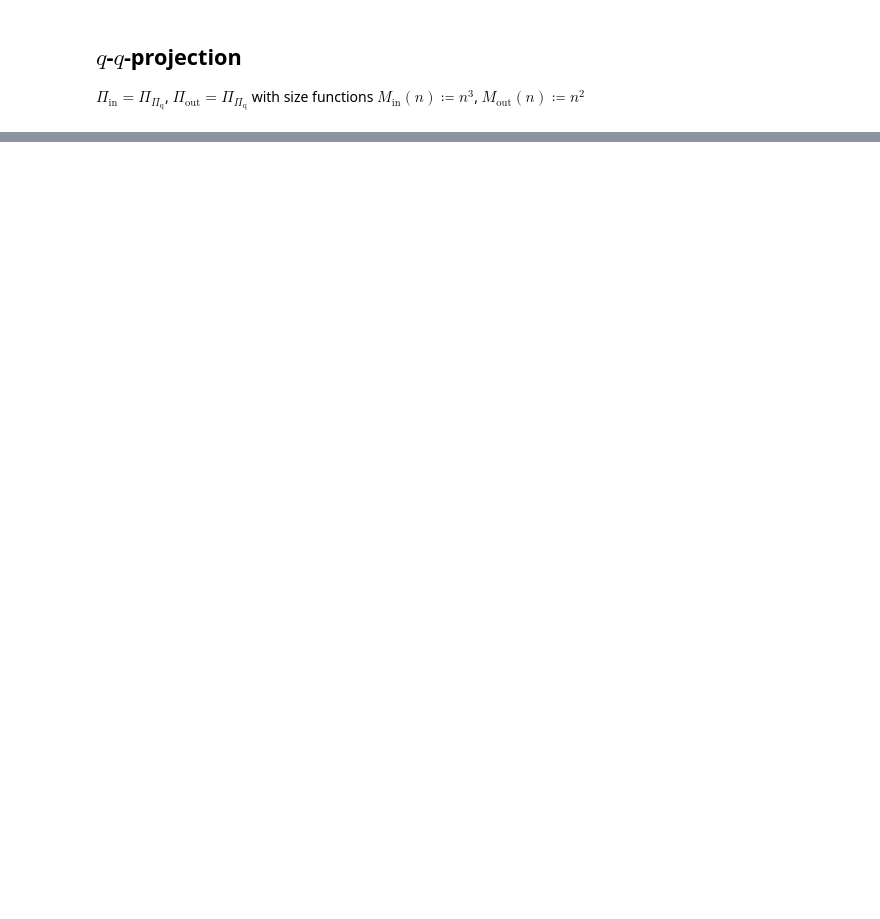
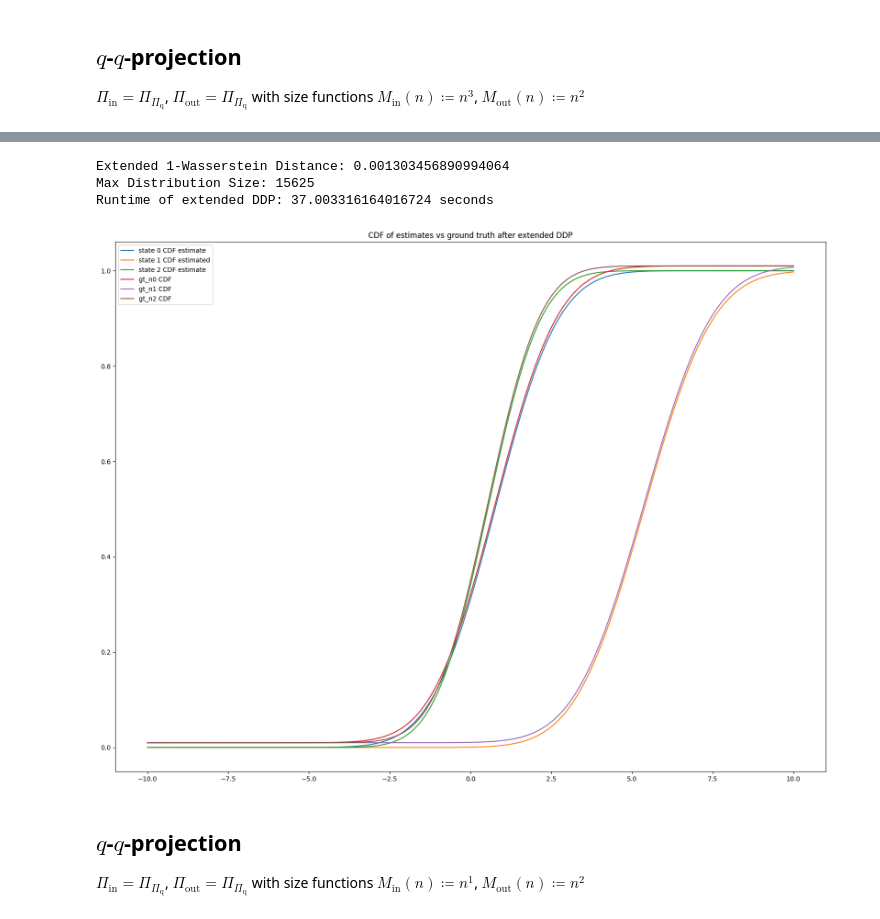
Before and after one commit to anloehr-1097/DistrRL_MonteCarlo, a Jupyter notebook: experiments.ipynb, the cells around one changed output, grey strips where cells are left out. Drawn from its saved outputs; the diff is of its cells as text; code cells hidden in the pictures; blank space fills up the shorter version.

```diff
--- a/experiments.ipynb
+++ b/experiments.ipynb
@@ -1039,7 +1040,7 @@ for i in range(1,4):
 n_ret_est = deepcopy(n_ret_est_cp)
 
 start = time.time()
-for i in range(1, 20):
+for i in range(1, 26):
     n_ret_est = ddp(
         cyclical_env.mdp,
         QuantileProjection,
@@ -1104,0 +1171,33 @@ Runtime of extended DDP: 8.45937204360962
+# %%
+n_est_0 = n_ret_est[n_states[0]]
+n_est_1 = n_ret_est[n_states[1]]
+n_est_2 = n_ret_est[n_states[2]]
+
+
+common_support = np.linspace(-10, 10, 1000)
+
+plt.figure(figsize=(20,15))
+plt.title("CDF of estimates vs ground truth after extended DDP")
+plt.plot(common_support, n_est_0.cdf(common_support), label="state 0 CDF estimate")
+plt.plot(common_support, n_est_1.cdf(common_support), label="state 1 CDF estimated")
+plt.plot(common_support, n_est_2.cdf(common_support), label="state 2 CDF estimate")
+
+plt.plot(np.linspace(-10,10, 1000), gt_n0.cdf(np.linspace(-10,10,1000))+0.01, label="gt_n0 CDF")
+plt.plot(np.linspace(-10,10, 1000), gt_n1.cdf(np.linspace(-10,10,1000))+0.01, label="gt_n1 CDF")
+plt.plot(np.linspace(-10,10, 1000), gt_n2.cdf(np.linspace(-10,10,1000))+0.01, label="gt_n2 CDF")
+plt.legend()
+
+
+n_w1_bar = extended_metric(wasserstein_beta, gt_n_ret_distr_fun.distr, n_ret_est.distr)
+print(f"Extended 1-Wasserstein Distance: {n_w1_bar}")
+print(f"Max Distribution Size: {n_ret_est.get_max_size()}")
+print(f"Runtime of extended DDP: {stop-start} seconds")
+# %% [output]
+Extended 1-Wasserstein Distance: 0.001303456890994064
+Max Distribution Size: 15625
+Runtime of extended DDP: 37.003316164016724 seconds
+[figure, added]
+# %% [markdown]
+## $q$-$q$-projection
+
+$\Pi_{\text{in}} = \Pi_{\Pi_{\text{q}}}$, $\Pi_{\text{out}} = \Pi_{\Pi_{\text{q}}}$ with size functions $M_{\text{in}}(n) \coloneqq n^{1}$, $M_{\text{out}}(n) \coloneqq n^{2}$
```
Also changed, not shown: parts of 8 cells of this notebook, 1 other file.
